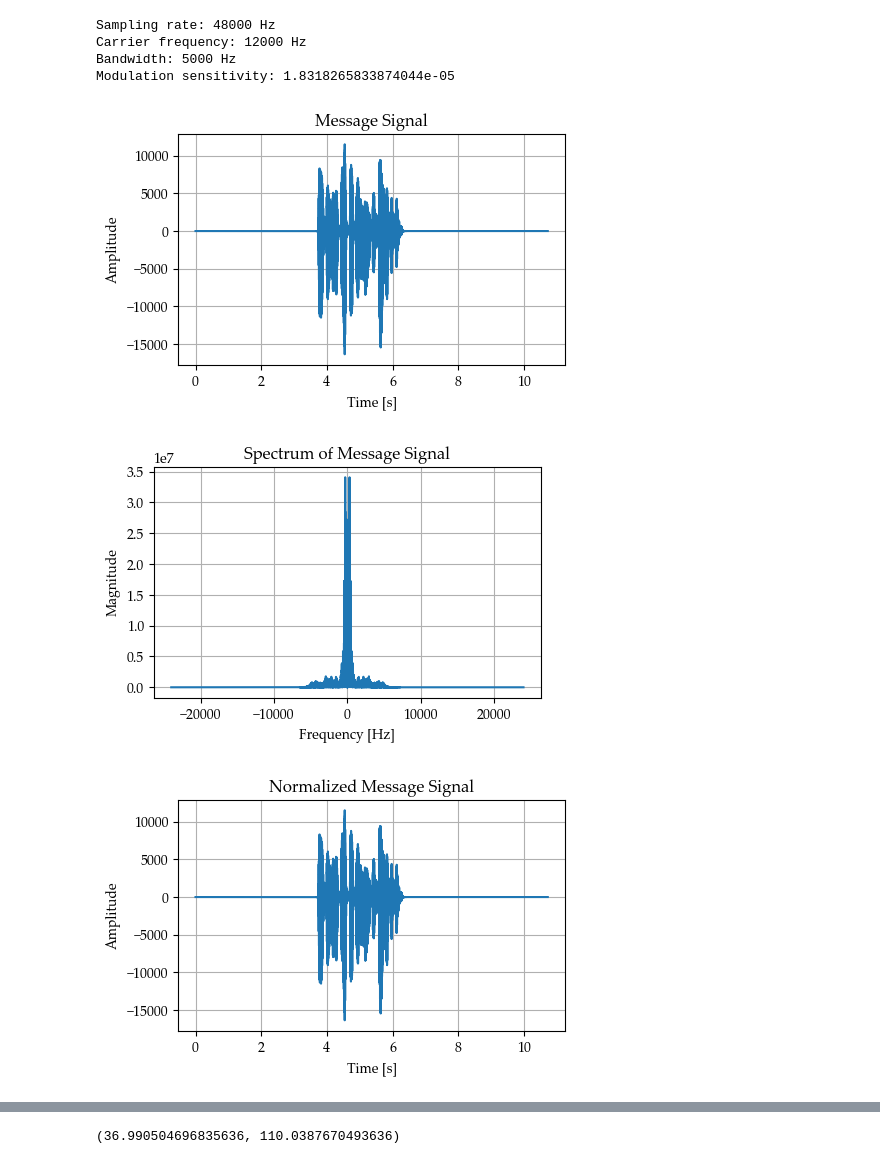
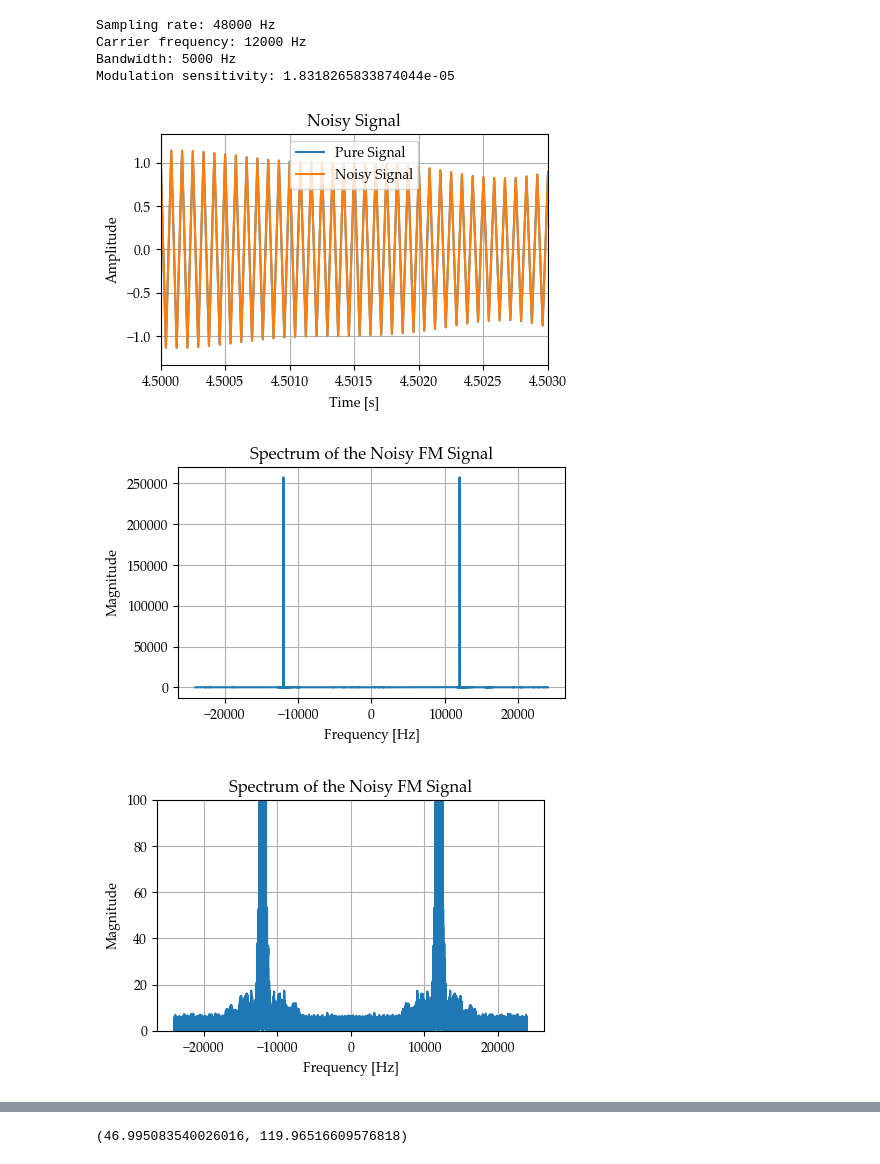
Before and after one commit to martinz2002/ece459-project-fa23-zjui, a Jupyter notebook: project_main/AM_SNR.ipynb, the cells around one changed output, grey strips where cells are left out. Drawn from its saved outputs; the diff is of its cells as text; code cells hidden in the pictures.

```diff
--- a/project_main/AM_SNR.ipynb
+++ b/project_main/AM_SNR.ipynb
@@ -45,15 +45,61 @@ message_normalized = new_message
 modulated_signal = (1 + ka * message_normalized) * carrier
 
 # 3. Add AWGN Noise
-noise_power = 0.0001  # Noise power
+noise_power = 1e-5  # Noise power
 noise = np.sqrt(noise_power) * np.random.normal(size=len(t))
 noisy_signal = modulated_signal + noise
+
+# plot the noisy signal
+plt.figure()
+plt.plot(t, modulated_signal, label="Pure Signal")
+plt.plot(t, noisy_signal, label="Noisy Signal")
+plt.title('Noisy Signal')
+plt.xlabel('Time [s]')
+plt.xlim([4.5,4.503])
+plt.legend()
+plt.ylabel('Amplitude')
+
+plt.figure()
+f = np.linspace(-fs/2, fs/2, len(t))
+noisy_spectrum = fftshift(fft(noisy_signal))
+plt.plot(f, np.abs(noisy_spectrum))
+plt.title('Spectrum of the Noisy FM Signal')
+plt.xlabel('Frequency [Hz]')
+plt.ylabel('Magnitude')
+
+plt.figure()
+f = np.linspace(-fs/2, fs/2, len(t))
+noisy_spectrum = fftshift(fft(noisy_signal))
+plt.plot(f, np.abs(noisy_spectrum))
+plt.title('Spectrum of the Noisy FM Signal')
+plt.xlabel('Frequency [Hz]')
+plt.ylabel('Magnitude')
+plt.ylim([0, 100])
 
 # 4. Envelope Detection
 # bpf to supress noise
 b, a = butter(8, [fc - bw, fc + bw], fs=fs, btype='bandpass', analog=False)
 noisy_signal_filtered = filtfilt(b, a, noisy_signal)
 noisy_signal = np.copy(noisy_signal_filtered)
+
+# plot the noisy signal
+plt.figure()
+plt.plot(t, modulated_signal, label="Pure Signal")
+plt.plot(t, noisy_signal, label="Noisy Signal")
+plt.title('Filtered Noisy Signal')
+plt.xlabel('Time [s]')
+plt.xlim([4.5,4.503])
+plt.legend()
+plt.ylabel('Amplitude')
+
+plt.figure()
+f = np.linspace(-fs/2, fs/2, len(t))
+noisy_spectrum = fftshift(fft(noisy_signal))
+plt.plot(f, np.abs(noisy_spectrum))
+plt.title('Spectrum of Filtered Noisy FM Signal')
+plt.xlabel('Frequency [Hz]')
+plt.ylabel('Magnitude')
+plt.ylim([0, 100])
 
 # use lpf
 b, a = butter(8, bw, fs=fs, btype='lowpass', analog=False)
@@ -106,33 +152,33 @@ plt.ylabel('Magnitude')
 plt.figure()
 plt.plot(t[audio_data_length:2*audio_data_length], envelope_extracted_normalized, label='Normalized Envelope')
 plt.plot(t[audio_data_length:2*audio_data_length], audio_data, label='Message')
 plt.title('Envelope-Detected Signal')
 plt.xlabel('Time [s]')
 plt.ylabel('Amplitude')
 plt.legend()
 plt.show()
 
 envelope_extracted_normalized_fft = fftshift(fft(envelope_extracted_normalized))
 plt.figure()
 freq = np.linspace(-fs/2, fs/2, len(envelope_extracted_normalized_fft))
 plt.plot(freq, np.abs(envelope_extracted_normalized_fft))
 plt.title('Spectrum of Envelope-Detected Signal')
 plt.xlabel('Frequency [Hz]')
 plt.ylabel('Magnitude')
 plt.xlim([-1.5*bw, 1.5*bw])
 
 
 # write the demodulated signal to a wav file as int16
 wavfile.write('am_demodulated.wav', fs, envelope_extracted_normalized.astype(np.int16))
 
 pre_detection_snr = calculate_snr(modulated_signal, noise)
 post_detection_snr = calculate_snr(envelope_extracted_normalized, noise)
 pre_detection_snr, post_detection_snr
 # %% [output]
 Sampling rate: 48000 Hz
 Carrier frequency: 12000 Hz
 Bandwidth: 5000 Hz
 Modulation sensitivity: 1.8318265833874044e-05
-[figure, old version]
+[figure, new version]
-[figure, old version]
+[figure, new version]
-[figure, old version]
+[figure, new version]
@@ -142 +193 @@ Modulation sensitivity: 1.8318265833874044e-05
-(36.990504696835636, 110.0387670493636)
+(46.995083540026016, 119.96516609576818)
```
Also changed, not shown: parts of 1 cell of this notebook, 33 other files.
